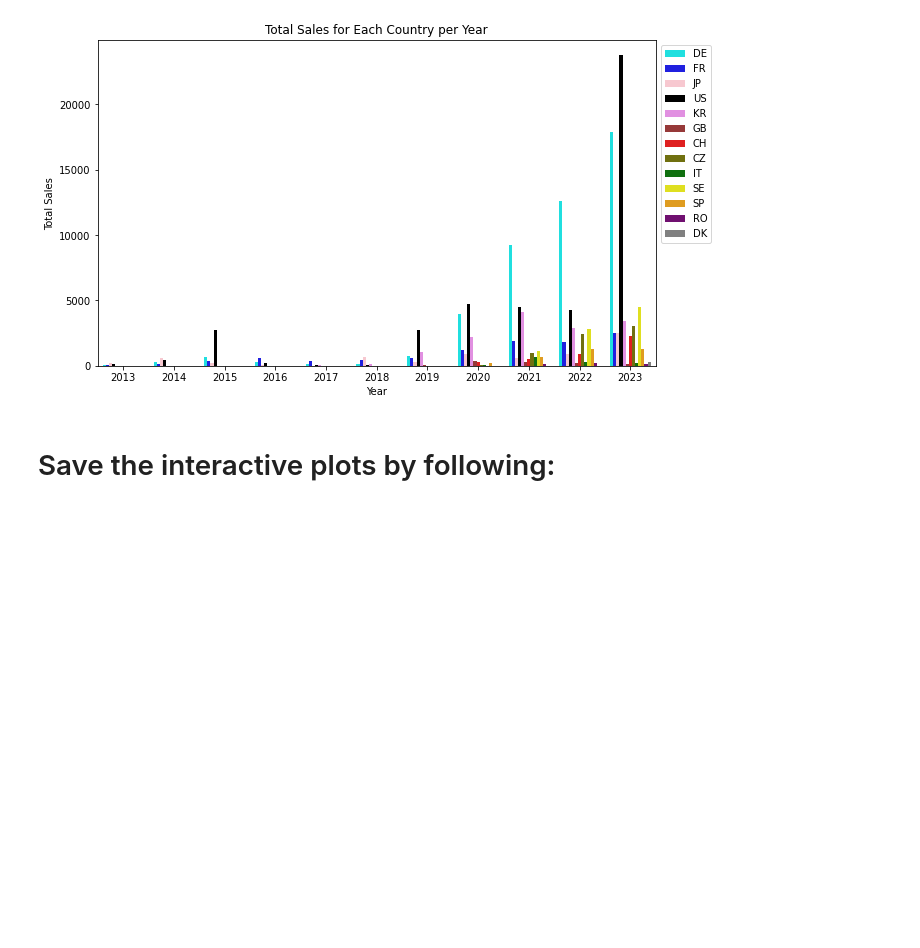
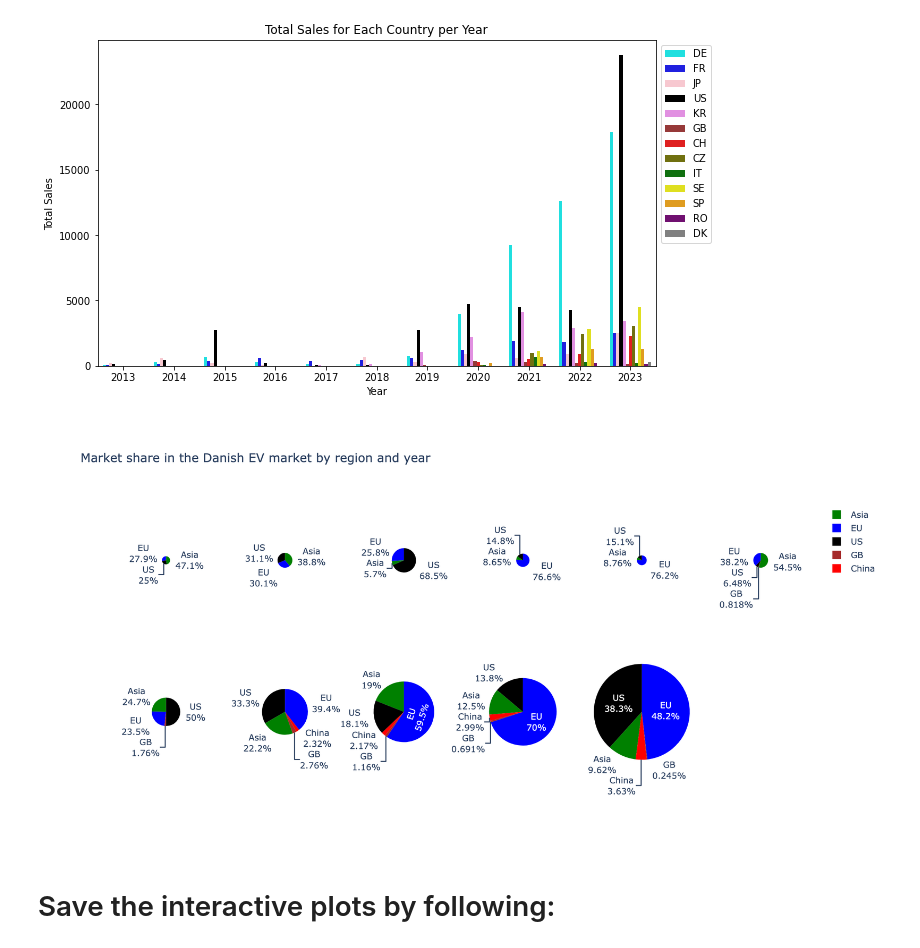
Before and after one commit to Mikkelbos/Bachelor, a Jupyter notebook: Statistics and Graphs.ipynb, the cells around one changed output. Drawn from its saved outputs; the diff is of its cells as text; code cells hidden in the pictures; blank space fills up the shorter version.

```diff
--- a/Statistics and Graphs.ipynb
+++ b/Statistics and Graphs.ipynb
@@ -292,35 +293,37 @@ fig = make_subplots(rows=2, cols=num_charts_per_line, specs=[[{'type':'domain'}]
 
 
 # Iterate over each year
 for i, year in enumerate(years, start=1):
     # Calculate the row and column indices for the current chart
     row_index = (i - 1) // num_charts_per_line + 1  # Divide by the number of charts per line and round up
     col_index = (i - 1) % num_charts_per_line + 1
 
     # Filter data for the current year
     year_data = data_sorted[data_sorted['Year'] == year]
 
     # Group the data by region and sum up the sales
     sales_by_region = year_data.groupby('Region')['Sales'].sum().reset_index()
 
     # Add a pie chart trace for the current year
     pie_trace = go.Pie(
         labels=sales_by_region['Region'],
         values=sales_by_region['Sales'],
         scalegroup='one',
         name=f"{year}",
         marker=dict(colors=[color_region[region] for region in sales_by_region['Region']]),
         textinfo='label+percent',
         hoverinfo='label+value+name'  # Include value of sales in the hover info
     )
 
     fig.add_trace(pie_trace, row=row_index, col=col_index)
 
 # Update layout
 fig.update_layout(title_text='Market share in the Danish EV market by region and year')
 
-# Show the plot
-fig.show()
+img_bytes = fig.to_image(format="png", width=1200, height=600, scale=2)
+Image(img_bytes)
+# %% [output]
+[figure, added]
 # %% [markdown]
 # Save the interactive plots by following:
 # %%
```
Also changed, not shown: parts of 2 cells of this notebook, 1 other file.
